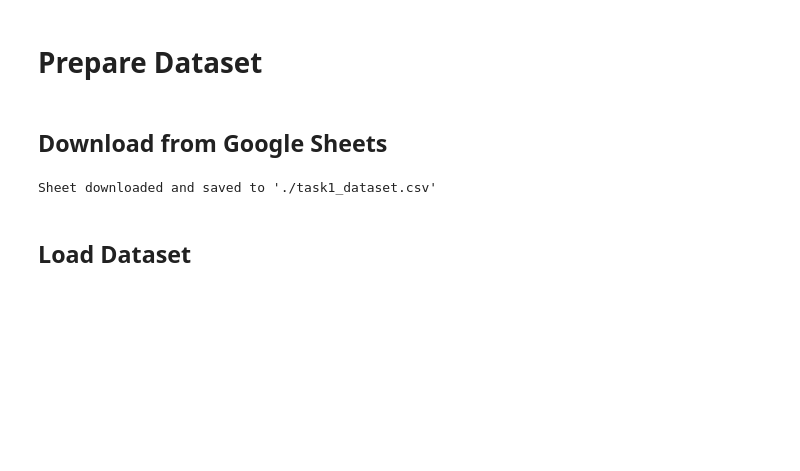
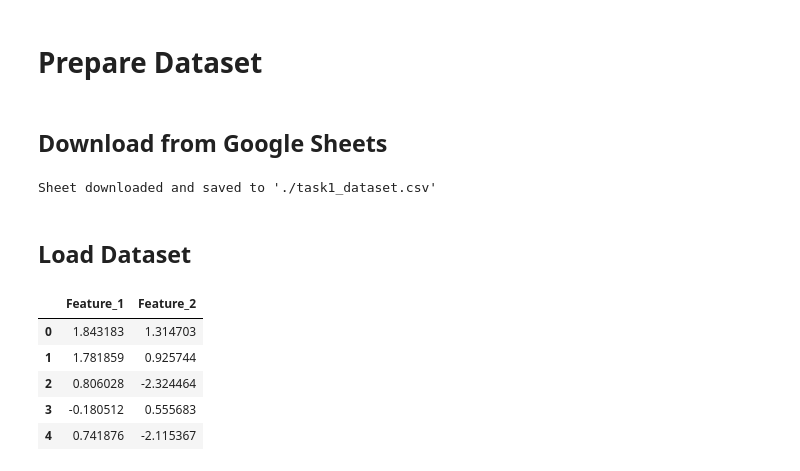
Before and after one commit to amirZZZkiller/snappfood-data-analyst-task, a Jupyter notebook: task 1 - restaurant assignment/task1.ipynb, the cells around one changed output. Saved outputs shown, nothing was run; the diff lists cells and outputs as text; code cells hidden in the pictures; blank space fills up the shorter version.

```diff
--- a/task 1 - restaurant assignment/task1.ipynb
+++ b/task 1 - restaurant assignment/task1.ipynb
@@ -58,7 +68,14 @@ Sheet downloaded and saved to './task1_dataset.csv'
 # %% [markdown]
 ## Load Dataset
 # %%
-df = pd.read_csv("task1_restaurant_assignment/task1_restaurants.csv")
+df = pd.read_csv("./task1_dataset.csv")
 
 # Preview
 df.head()
+# %% [output]
+|  | Feature_1 | Feature_2 |
+| 0 | 1.843183 | 1.314703 |
+| 1 | 1.781859 | 0.925744 |
+| 2 | 0.806028 | -2.324464 |
+| 3 | -0.180512 | 0.555683 |
+| 4 | 0.741876 | -2.115367 |
```
Also changed, not shown: parts of 8 cells of this notebook.
